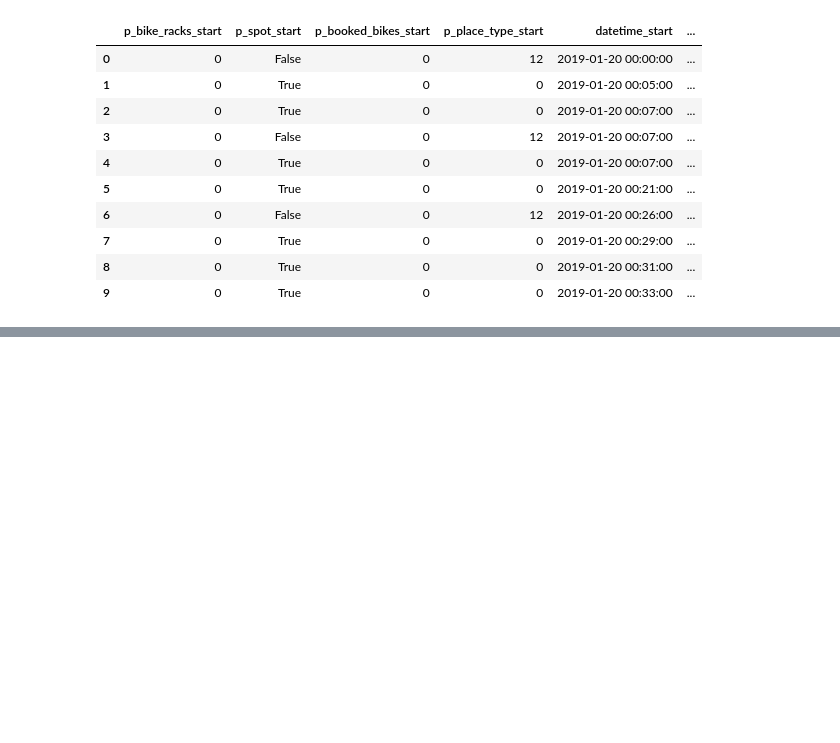
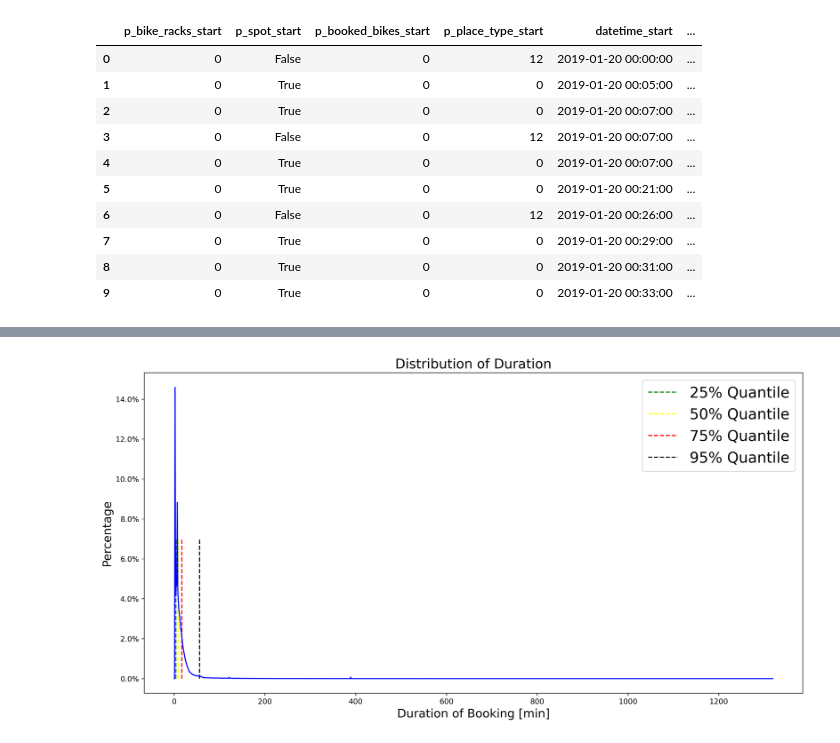
Before and after one commit to mulko93/AAA_Jupyter_Explorers, a Jupyter notebook: notebooks/01_CreateTripData.ipynb, the cells around one changed output, grey strips where cells are left out. Cells and saved outputs as stored; diff of their text form; code cells hidden in the pictures; blank space fills up the shorter version.

```diff
--- a/notebooks/01_CreateTripData.ipynb
+++ b/notebooks/01_CreateTripData.ipynb
@@ -222,0 +291,24 @@ df_full.head(10)
+# %%
+# plot distribution of duration and show quantile borders
+# data
+duration = df_full["trip_duration"]
+values, base = np.histogram(duration, bins=int(duration.max()), range=(0, int(duration.max())), weights=np.ones(len(duration)) / len(duration))
+quantile_25 = np.quantile(duration, 0.25)
+quantile_50 = np.quantile(duration, 0.5)
+quantile_75 = np.quantile(duration, 0.75)
+quantile_95 = np.quantile(duration, 0.95)
+# plotting
+fig, ax = plt.subplots(figsize=(16, 8), dpi=300)
+ax.set_xlabel("Duration of Booking [min]", fontsize=16)
+ax.set_ylabel("Percentage", fontsize=16)
+ax.set_title("Distribution of Duration", fontsize=18)
+plt.plot(base[:-1], values, c="blue")
+plt.gca().yaxis.set_major_formatter(PercentFormatter(1))
+plt.vlines(quantile_25, 0, 0.07, linestyles="dashed", label="25% Quantile", colors="green")
+plt.vlines(quantile_50, 0, 0.07, linestyles="dashed", label="50% Quantile", colors="yellow")
+plt.vlines(quantile_75, 0, 0.07, linestyles="dashed", label="75% Quantile", colors="red")
+plt.vlines(quantile_95, 0, 0.07, linestyles="dashed", label="95% Quantile")
+plt.legend(loc="upper right", prop={"size": 20})
+plt.show()
+# %% [output]
+[figure, added]
```
Also changed, not shown: parts of 19 cells of this notebook.
